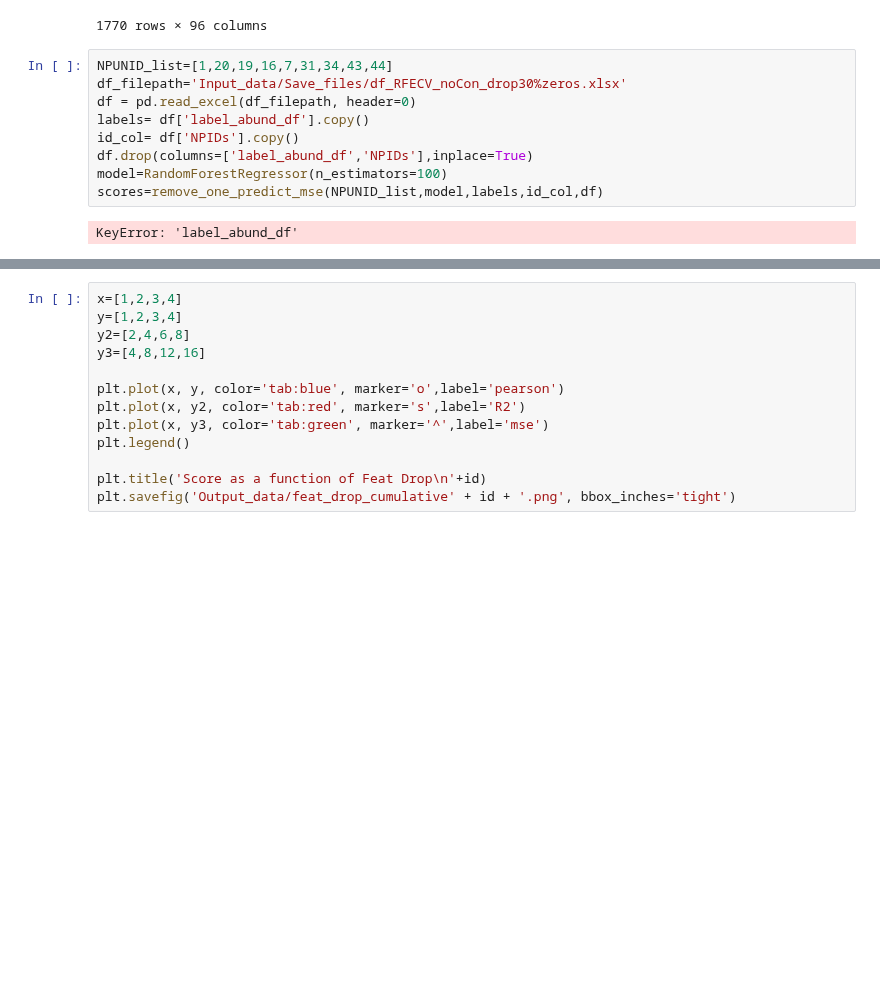
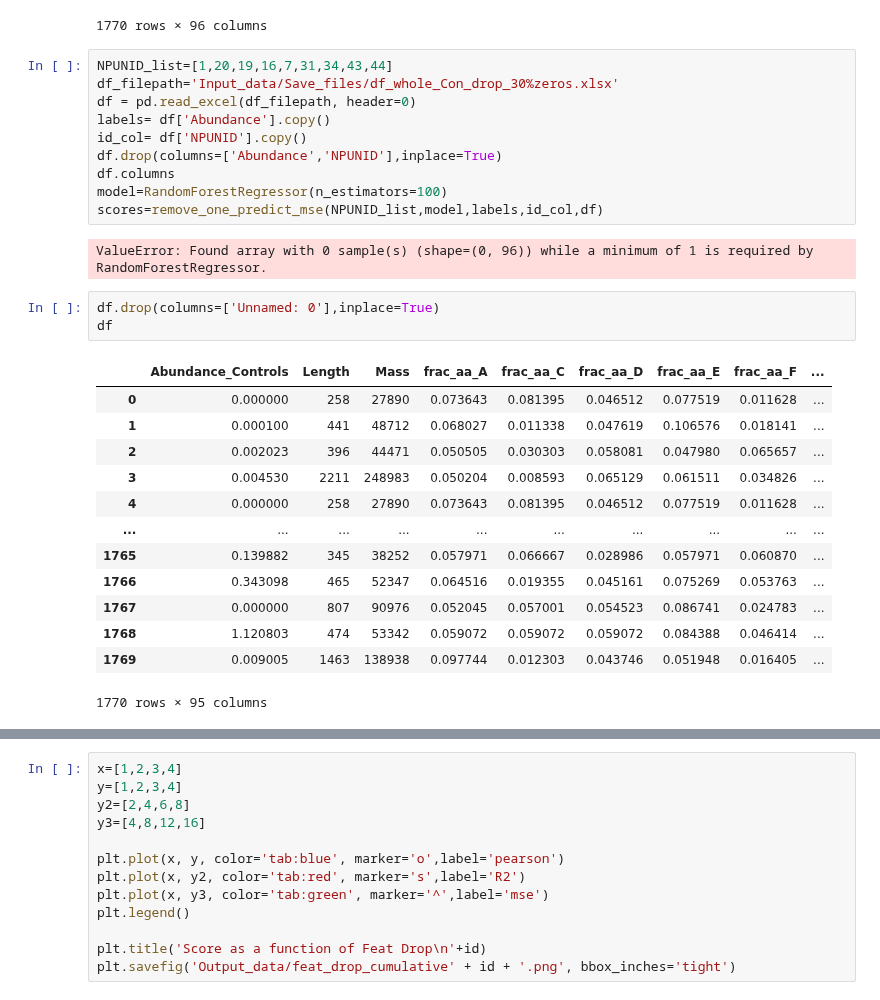
Before and after one commit to karst-poulsen/PC_ML_using_NSP, a Jupyter notebook: ML_5_pubpipe_Samples.ipynb, the cells around one changed output, grey strips where cells are left out. Saved outputs shown, nothing was run; the diff lists cells and outputs as text; blank space fills up the shorter version.

```diff
--- a/ML_5_pubpipe_Samples.ipynb
+++ b/ML_5_pubpipe_Samples.ipynb
@@ -299,12 +510,30 @@ df
 1770 rows × 96 columns
 # %%
 NPUNID_list=[1,20,19,16,7,31,34,43,44]
-df_filepath='Input_data/Save_files/df_RFECV_noCon_drop30%zeros.xlsx'
+df_filepath='Input_data/Save_files/df_whole_Con_drop_30%zeros.xlsx'
 df = pd.read_excel(df_filepath, header=0)
-labels= df['label_abund_df'].copy()
-id_col= df['NPIDs'].copy()
-df.drop(columns=['label_abund_df','NPIDs'],inplace=True)
+labels= df['Abundance'].copy()
+id_col= df['NPUNID'].copy()
+df.drop(columns=['Abundance','NPUNID'],inplace=True)
+df.columns
 model=RandomForestRegressor(n_estimators=100)
 scores=remove_one_predict_mse(NPUNID_list,model,labels,id_col,df)
 # %% [output]
-KeyError: 'label_abund_df'
+ValueError: Found array with 0 sample(s) (shape=(0, 96)) while a minimum of 1 is required by RandomForestRegressor.
+# %%
+df.drop(columns=['Unnamed: 0'],inplace=True)
+df
+# %% [output]
+|  | Abundance_Controls | Length | Mass | frac_aa_A | frac_aa_C | frac_aa_D | frac_aa_E | frac_aa_F | ... |
+| 0 | 0.000000 | 258 | 27890 | 0.073643 | 0.081395 | 0.046512 | 0.077519 | 0.011628 | ... |
+| 1 | 0.000100 | 441 | 48712 | 0.068027 | 0.011338 | 0.047619 | 0.106576 | 0.018141 | ... |
+| 2 | 0.002023 | 396 | 44471 | 0.050505 | 0.030303 | 0.058081 | 0.047980 | 0.065657 | ... |
+| 3 | 0.004530 | 2211 | 248983 | 0.050204 | 0.008593 | 0.065129 | 0.061511 | 0.034826 | ... |
+| 4 | 0.000000 | 258 | 27890 | 0.073643 | 0.081395 | 0.046512 | 0.077519 | 0.011628 | ... |
+| ... | ... | ... | ... | ... | ... | ... | ... | ... | ... |
+| 1765 | 0.139882 | 345 | 38252 | 0.057971 | 0.066667 | 0.028986 | 0.057971 | 0.060870 | ... |
+| 1766 | 0.343098 | 465 | 52347 | 0.064516 | 0.019355 | 0.045161 | 0.075269 | 0.053763 | ... |
+| 1767 | 0.000000 | 807 | 90976 | 0.052045 | 0.057001 | 0.054523 | 0.086741 | 0.024783 | ... |
+| 1768 | 1.120803 | 474 | 53342 | 0.059072 | 0.059072 | 0.059072 | 0.084388 | 0.046414 | ... |
+| 1769 | 0.009005 | 1463 | 138938 | 0.097744 | 0.012303 | 0.043746 | 0.051948 | 0.016405 | ... |
+1770 rows × 95 columns
```
Also changed, not shown: parts of 9 cells of this notebook, 6 other files.
